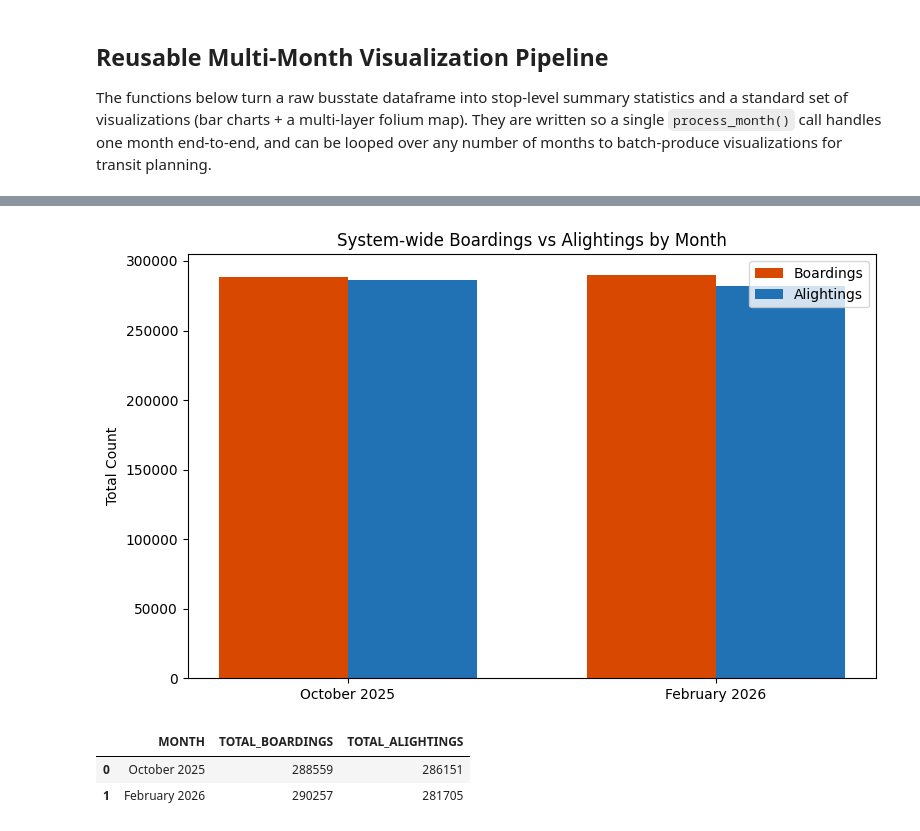
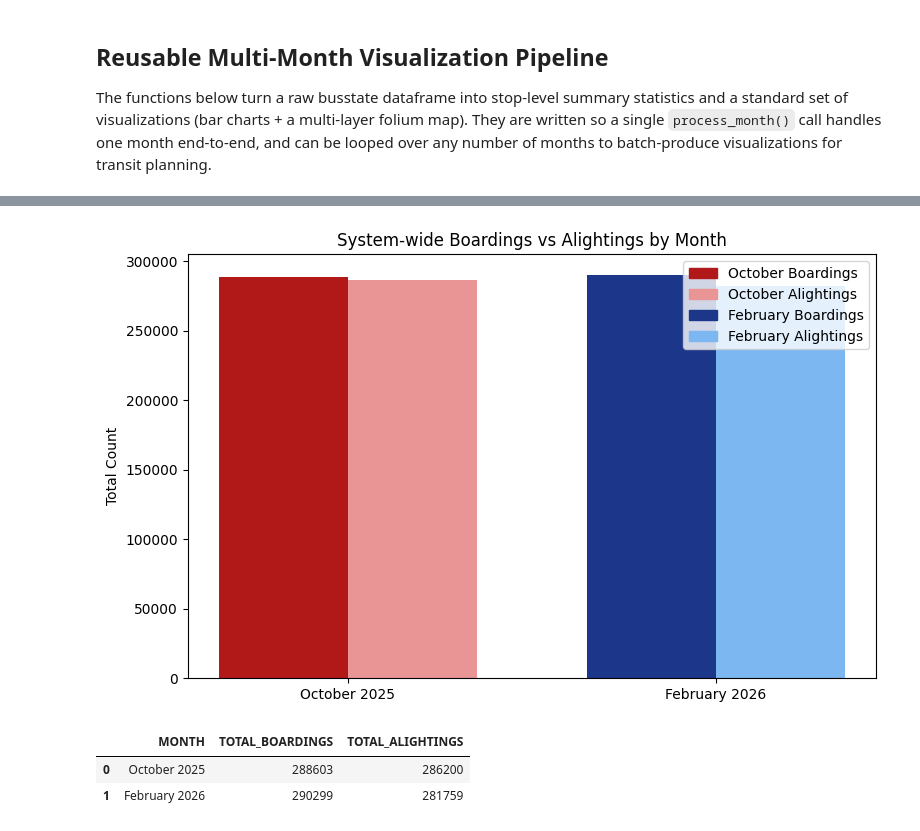
Before and after one commit to morgan1461/transportation-planning, a Jupyter notebook: stop_ridership.ipynb, the cells around one changed output, grey strips where cells are left out. Saved outputs shown, nothing was run; the diff lists cells and outputs as text; code cells hidden in the pictures.

```diff
--- a/stop_ridership.ipynb
+++ b/stop_ridership.ipynb
@@ -713,12 +729,12 @@ def _slugify(label):
 # %%
-def assign_stop_ids(busstate_df, stops_df, max_distance=STOP_MATCH_RADIUS_DEGREES):
+def assign_stop_ids(busstate_df, stops_df, max_distance=STOP_MATCH_RADIUS_METERS):
     '''
     Sort a busstate dataframe by date/time and attach the nearest stop id + name to each record.
 
     Args:
         busstate_df (pd.DataFrame): busstate records (after business rules) with LATITUDE/LONGITUDE columns.
         stops_df (pd.DataFrame): stops reference dataframe from build_stops_df().
-        max_distance (float): max distance (degrees) to match a coordinate to a stop.
+        max_distance (float): max distance in meters to match a coordinate to a stop.
 
     Returns:
         pd.DataFrame: busstate_df sorted by DATE/EVENT_TIME with STOP_ID and STOP_NAME columns attached.
@@ -808,10 +868,13 @@ def build_stop_summary(consolidated_df, stop_inventory_df, exclude_run_ids=None)
     )
     return summary.sort_values('BOARDINGS_SUM', ascending=False).reset_index(drop=True)
 # %%
-def plot_top_stops(summary_df, label, metric='BOARDINGS_SUM', top_n=25, save_path=None, color='#d94801'):
+def plot_top_stops(summary_df, label, metric='BOARDINGS_SUM', top_n=25, save_path=None, color=None):
     '''Bar chart of the top N stops for a given metric (e.g. BOARDINGS_SUM or ALIGHTINGS_SUM).'''
     top_stops = summary_df.sort_values(metric, ascending=False).head(top_n)
     metric_label = metric.replace('_SUM', '').title()
+    if color is None:
+        boardings_color, alightings_color = get_month_colors(label)
+        color = boardings_color if metric == 'BOARDINGS_SUM' else alightings_color
 
     fig, ax = plt.subplots(figsize=(12, 6))
     ax.bar(top_stops['STOP_NAME'], top_stops[metric], color=color)
@@ -834,10 +897,11 @@ def plot_boardings_vs_alightings(summary_df, label, top_n=20, save_path=None):
     top_stops = summary_df.sort_values('BOARDINGS_SUM', ascending=False).head(top_n)
     x = np.arange(len(top_stops))
     width = 0.4
+    boardings_color, alightings_color = get_month_colors(label)
 
     fig, ax = plt.subplots(figsize=(13, 6))
-    ax.bar(x - width / 2, top_stops['BOARDINGS_SUM'], width, label='Boardings', color='#d94801')
-    ax.bar(x + width / 2, top_stops['ALIGHTINGS_SUM'], width, label='Alightings', color='#2171b5')
+    ax.bar(x - width / 2, top_stops['BOARDINGS_SUM'], width, label='Boardings', color=boardings_color)
+    ax.bar(x + width / 2, top_stops['ALIGHTINGS_SUM'], width, label='Alightings', color=alightings_color)
     ax.set_xticks(x)
     ax.set_xticklabels(top_stops['STOP_NAME'], rotation=90)
     ax.set_ylabel('Total Count')
@@ -978,10 +1042,10 @@ def generate_month_visualizations(summary_df, label, output_dir='visualizations'
     paths = {}
 
     paths['boardings_bar'] = output_dir / f'{slug}_top_boardings.png'
-    plot_top_stops(summary_df, label, metric='BOARDINGS_SUM', top_n=top_n, save_path=paths['boardings_bar'], color='#d94801')
+    plot_top_stops(summary_df, label, metric='BOARDINGS_SUM', top_n=top_n, save_path=paths['boardings_bar'])
 
     paths['alightings_bar'] = output_dir / f'{slug}_top_alightings.png'
-    plot_top_stops(summary_df, label, metric='ALIGHTINGS_SUM', top_n=top_n, save_path=paths['alightings_bar'], color='#2171b5')
+    plot_top_stops(summary_df, label, metric='ALIGHTINGS_SUM', top_n=top_n, save_path=paths['alightings_bar'])
 
     paths['comparison_bar'] = output_dir / f'{slug}_boardings_vs_alightings.png'
     plot_boardings_vs_alightings(summary_df, label, top_n=min(top_n, 20), save_path=paths['comparison_bar'])
@@ -1061,7 +1125,7 @@ for month_label, config in month_configs.items():
         raw_busstate_df=config['busstate_df'],
         pattern_stops_path=config['pattern_stops_path'],
         stop_inventory_df=stop_inventory,
-        exclude_run_ids=None,
+        exclude_run_ids=exclude_run_ids,
         output_dir='visualizations',
         top_n=25,
     )
@@ -1081,32 +1186,44 @@ February 2026: saved 4 visualizations to \\osuad.osu.edu\files\AP\TTM\Data\trans
 # %%
 # Cross-month comparison: total system boardings/alightings per processed month.
 comparison_df = pd.DataFrame([
     {
         'MONTH': month_label,
         'TOTAL_BOARDINGS': result['summary_df']['BOARDINGS_SUM'].sum(),
         'TOTAL_ALIGHTINGS': result['summary_df']['ALIGHTINGS_SUM'].sum(),
     }
     for month_label, result in month_results.items()
 ])
 
 x = np.arange(len(comparison_df))
 width = 0.35
 
+boardings_colors = [get_month_colors(m)[0] for m in comparison_df['MONTH']]
+alightings_colors = [get_month_colors(m)[1] for m in comparison_df['MONTH']]
+
 fig, ax = plt.subplots(figsize=(8, 5))
-ax.bar(x - width / 2, comparison_df['TOTAL_BOARDINGS'], width, label='Boardings', color='#d94801')
-ax.bar(x + width / 2, comparison_df['TOTAL_ALIGHTINGS'], width, label='Alightings', color='#2171b5')
+ax.bar(x - width / 2, comparison_df['TOTAL_BOARDINGS'], width, label='Boardings', color=boardings_colors)
+ax.bar(x + width / 2, comparison_df['TOTAL_ALIGHTINGS'], width, label='Alightings', color=alightings_colors)
 ax.set_xticks(x)
 ax.set_xticklabels(comparison_df['MONTH'])
 ax.set_ylabel('Total Count')
 ax.set_title('System-wide Boardings vs Alightings by Month')
-ax.legend()
+legend_handles = [
+    Patch(color=color, label=label)
+    for label, color in [
+        ('October Boardings', MONTH_COLORS['October']['boardings']),
+        ('October Alightings', MONTH_COLORS['October']['alightings']),
+        ('February Boardings', MONTH_COLORS['February']['boardings']),
+        ('February Alightings', MONTH_COLORS['February']['alightings']),
+    ]
+]
+ax.legend(handles=legend_handles)
 fig.tight_layout()
 fig.savefig('visualizations/cross_month_comparison.png', dpi=150)
 plt.show()
 
 comparison_df
 # %% [output]
-[figure, old version]
+[figure, new version]
 |  | MONTH | TOTAL_BOARDINGS | TOTAL_ALIGHTINGS |
-| 0 | October 2025 | 288559 | 286151 |
-| 1 | February 2026 | 290257 | 281705 |
+| 0 | October 2025 | 288603 | 286200 |
+| 1 | February 2026 | 290299 | 281759 |
```
Also changed, not shown: parts of 28 cells of this notebook.
